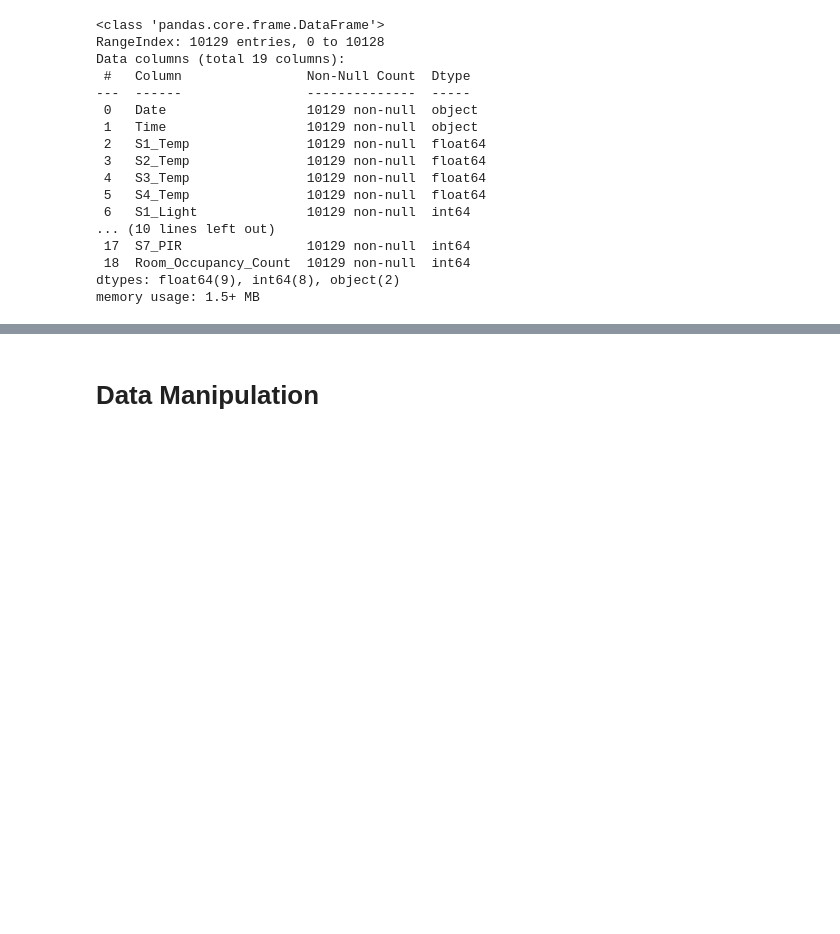
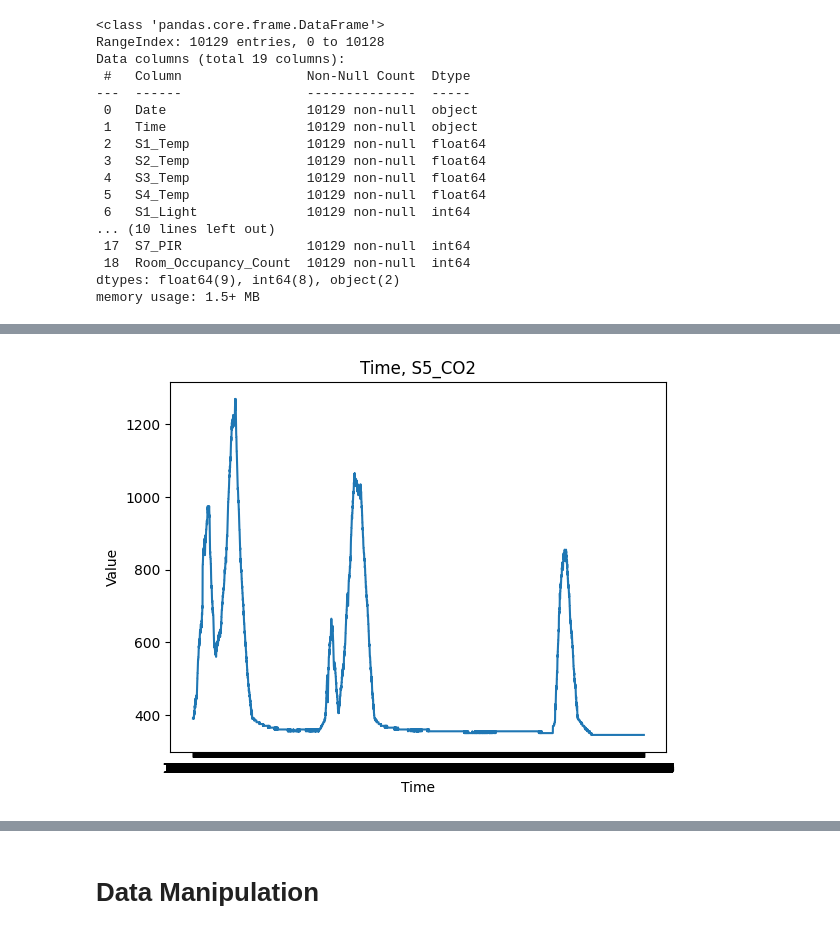
Before and after one commit to ibrahimardic/Room-Occupancy-Estimation, a Jupyter notebook: Room_Occupancy_Count.ipynb, the cells around one changed output, grey strips where cells are left out. Drawn from its saved outputs; the diff is of its cells as text; code cells hidden in the pictures; blank space fills up the shorter version.

```diff
--- a/Room_Occupancy_Count.ipynb
+++ b/Room_Occupancy_Count.ipynb
@@ -113,0 +186,12 @@ Name: Room_Occupancy_Count, dtype: int64
+# %%
+# @title Time, C02 visualation
+
+plt.plot(df['Time'], df['S5_CO2'])
+
+plt.xlabel('Time')
+plt.ylabel('Value')
+plt.title('Time, S5_CO2')
+
+plt.show()
+# %% [output]
+[figure, added]
```
Also changed, not shown: parts of 59 cells of this notebook.
